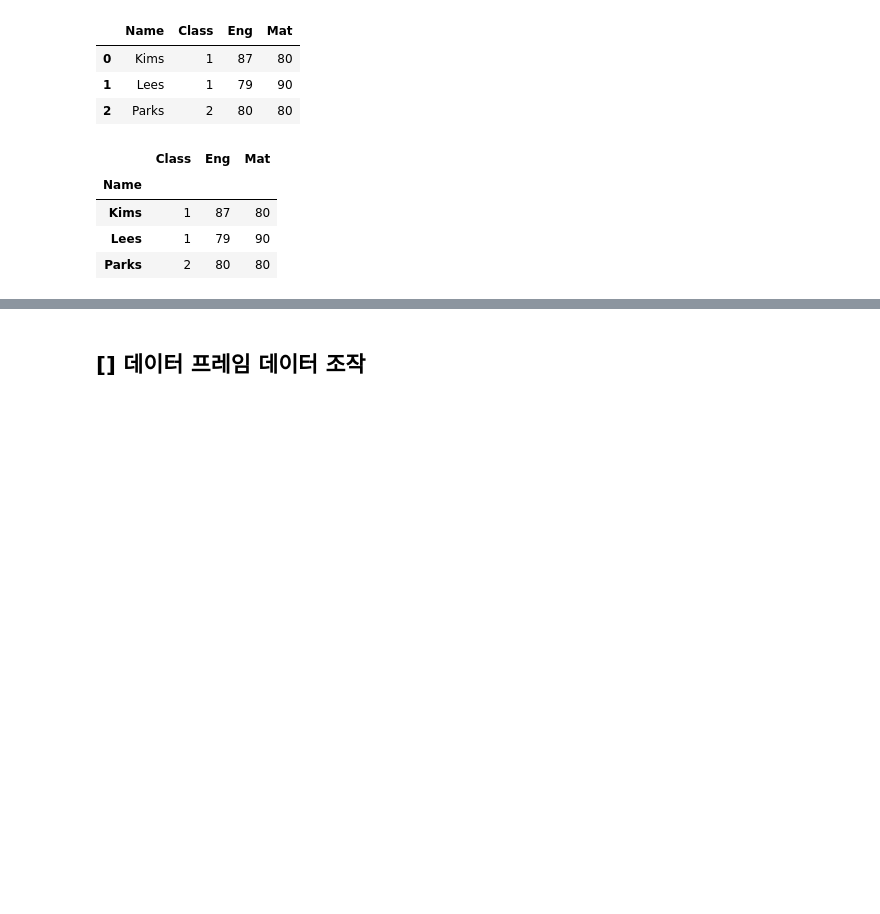
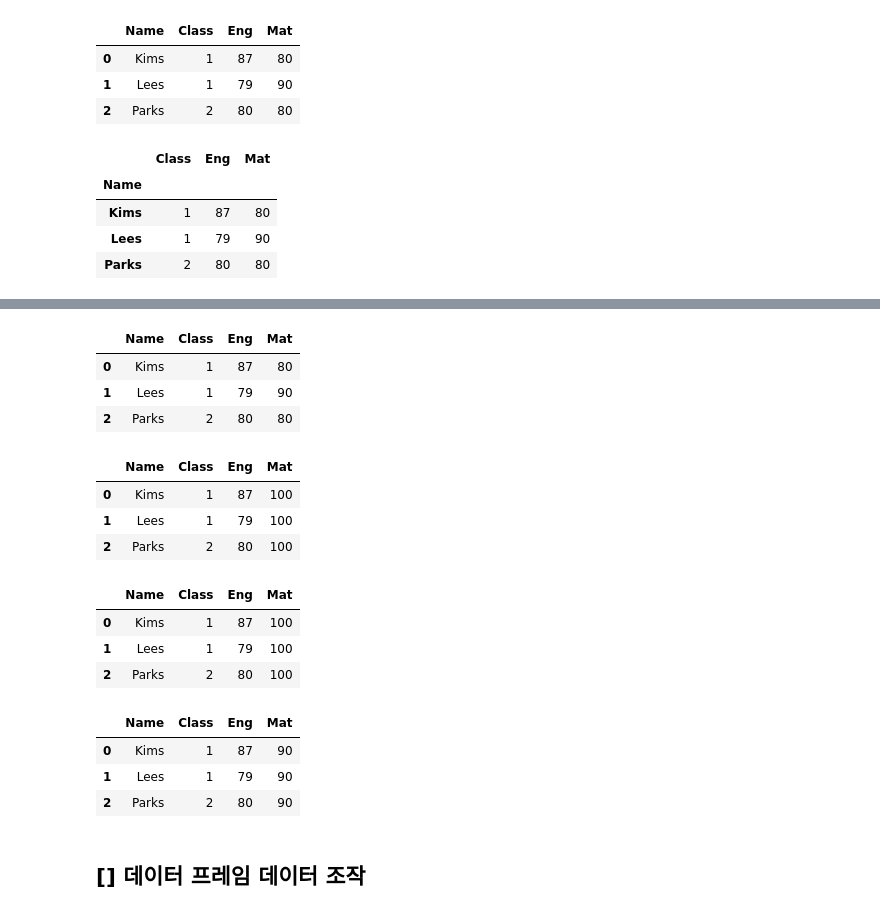
Before and after one commit to dndxor/BCDA, a Jupyter notebook: Ch04_DataFrame.ipynb, the cells around one changed output, grey strips where cells are left out. Saved outputs shown, nothing was run; the diff lists cells and outputs as text; code cells hidden in the pictures; blank space fills up the shorter version.

```diff
--- a/Ch04_DataFrame.ipynb
+++ b/Ch04_DataFrame.ipynb
@@ -490,3 +565,46 @@ df
+# %%
+## [Data Frame] 생성
+import pandas as pd
+df = pd.DataFrame({ 'Name' : ['Kims', 'Lees', 'Parks'],
+                   'Class' : [1, 1, 2],
+                   'Eng' : [87, 79, 80],
+                   'Mat' : [80, 90, 80]})  #index 자동 부여
+df
+# %% [output]
+|  | Name | Class | Eng | Mat |
+| 0 | Kims | 1 | 87 | 80 |
+| 1 | Lees | 1 | 79 | 90 |
+| 2 | Parks | 2 | 80 | 80 |
+# %%
+## 얕은 복사(shallow copy)
+df_new = df      # df_new가 df를 참조하는 형태로 복사
+df['Mat'] = 100
+df_new
+# %% [output]
+|  | Name | Class | Eng | Mat |
+| 0 | Kims | 1 | 87 | 100 |
+| 1 | Lees | 1 | 79 | 100 |
+| 2 | Parks | 2 | 80 | 100 |
+# %%
+## 깊은 복사(deep copy)
+df_new = df[:]      # df를 슬라이싱 해서 df_new로 복사하므로 두 프레임은 별개
+df['Mat'] = 0
+df_new
+# %% [output]
+|  | Name | Class | Eng | Mat |
+| 0 | Kims | 1 | 87 | 100 |
+| 1 | Lees | 1 | 79 | 100 |
+| 2 | Parks | 2 | 80 | 100 |
+# %%
+## 깊은 복사(deep copy)
+df_new = df.copy()
+df_new['Mat'] = 90
+df_new
+# %% [output]
+|  | Name | Class | Eng | Mat |
+| 0 | Kims | 1 | 87 | 90 |
+| 1 | Lees | 1 | 79 | 90 |
+| 2 | Parks | 2 | 80 | 90 |
 # %% [markdown]
 ## **[] 데이터 프레임 데이터 조작**
 # %%
```
Also changed, not shown: parts of 38 cells of this notebook, 1 other file.
